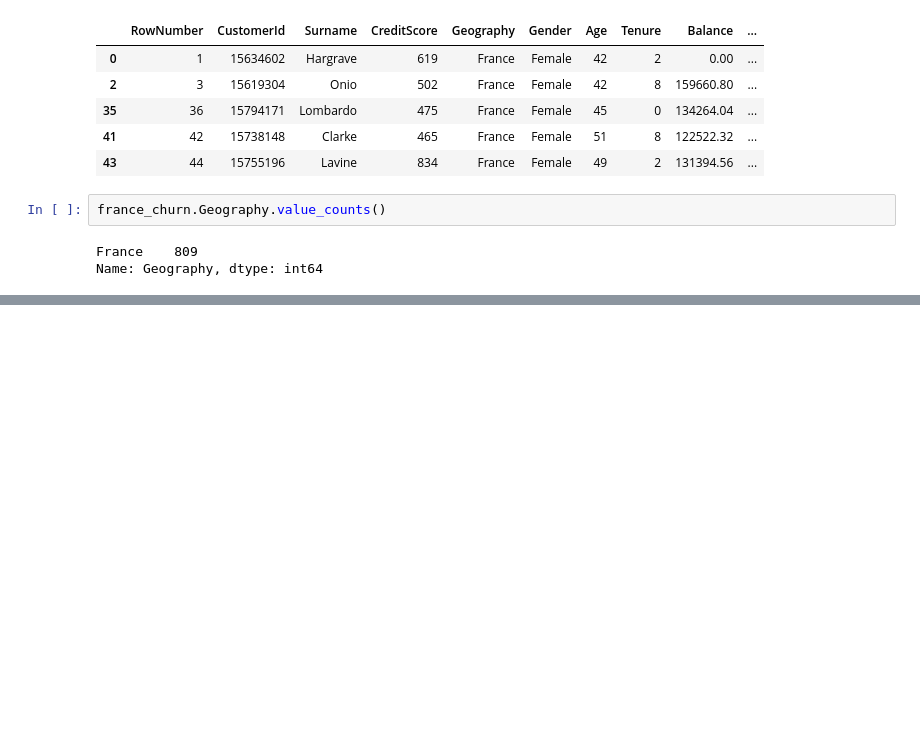
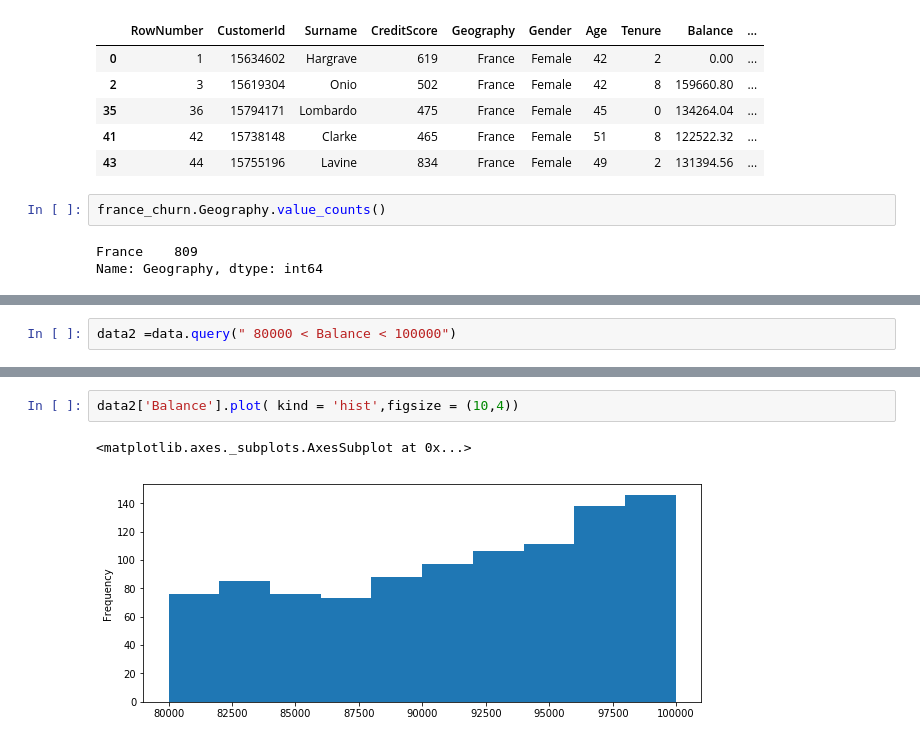
Before and after one commit to Iswaqasahmed/Pandas, a Jupyter notebook: quick_crack_pandas.ipynb, the cells around one changed output, grey strips where cells are left out. Saved outputs shown, nothing was run; the diff lists cells and outputs as text; blank space fills up the shorter version.

```diff
--- a/quick_crack_pandas.ipynb
+++ b/quick_crack_pandas.ipynb
@@ -286,0 +290,2 @@ Name: Geography, dtype: int64
+# %%
+data2 =data.query(" 80000 < Balance < 100000")
@@ -286,0 +301,5 @@ Name: Geography, dtype: int64
+# %%
+data2['Balance'].plot( kind = 'hist',figsize = (10,4))
+# %% [output]
+<matplotlib.axes._subplots.AxesSubplot at 0x...>
+[figure, added]
```
Also changed, not shown: parts of 6 cells of this notebook.
